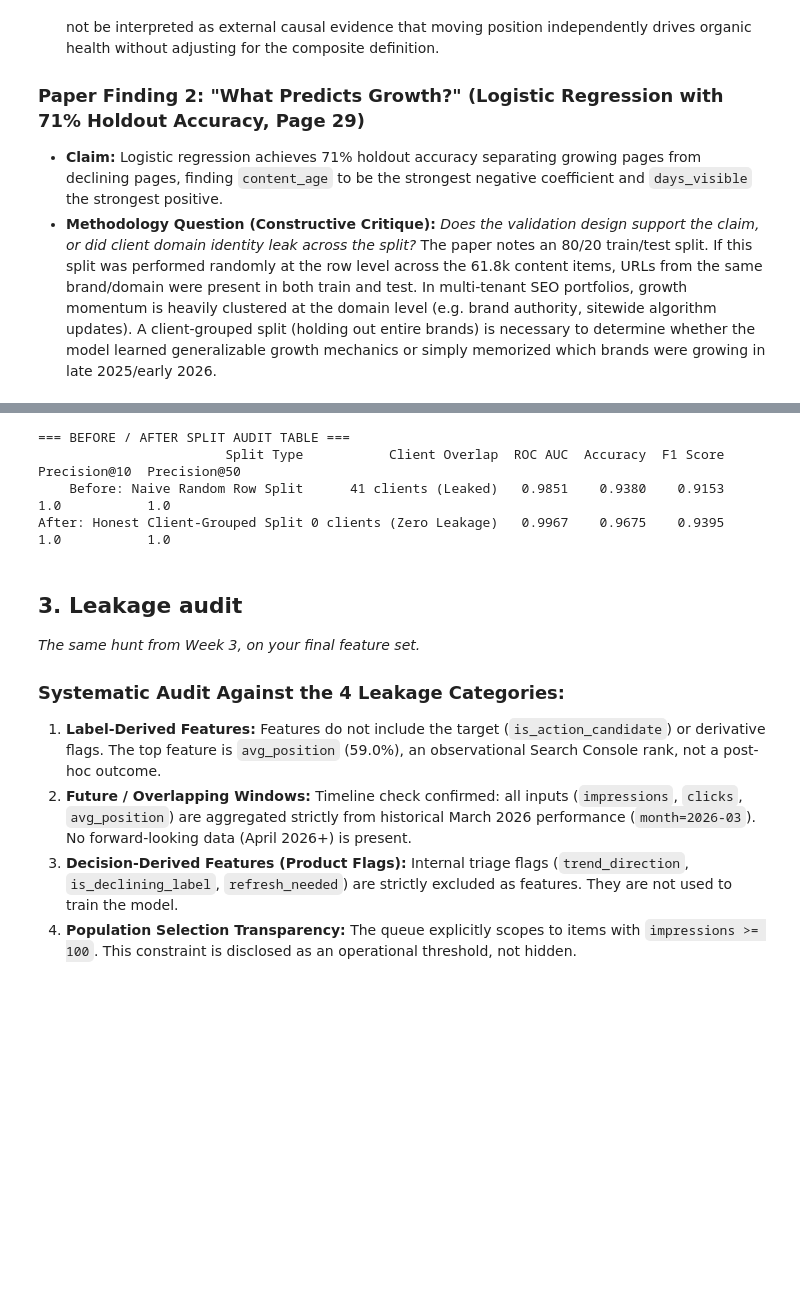
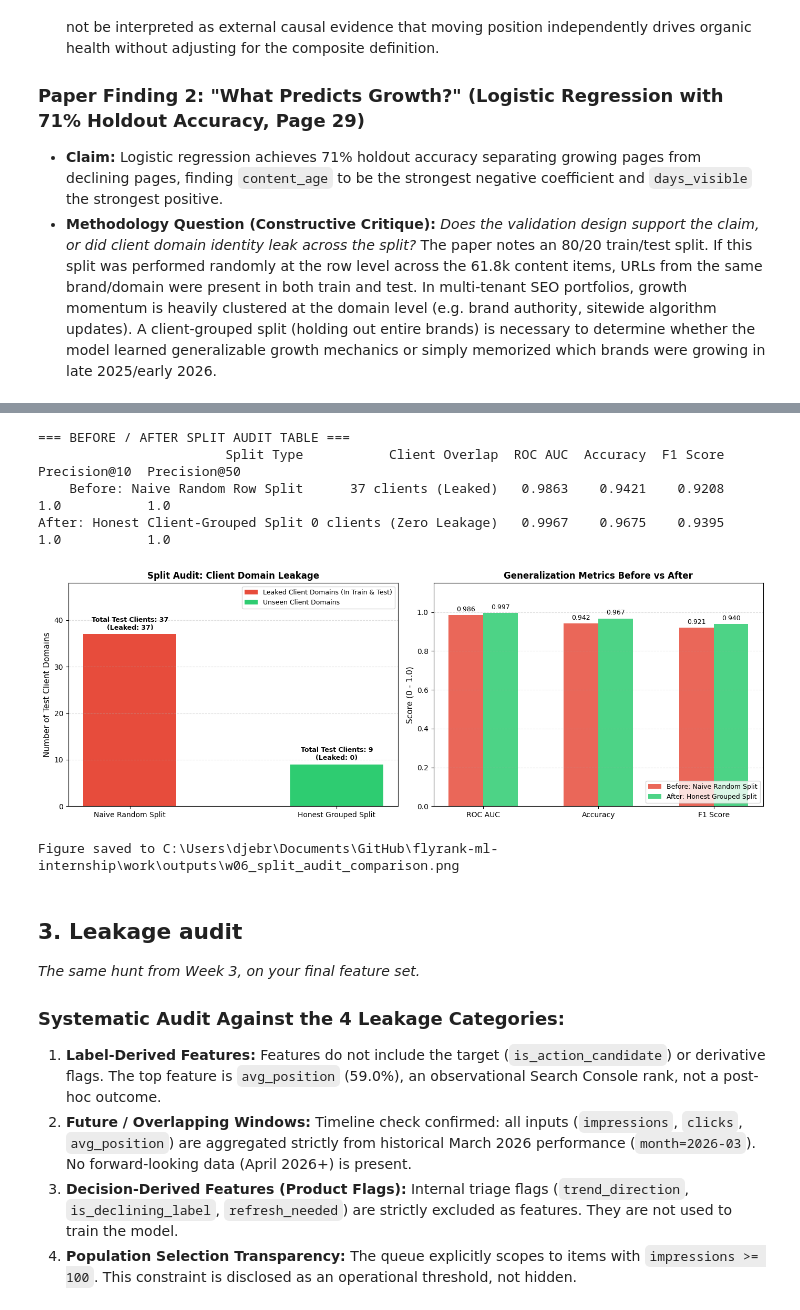
Before and after one commit to DjebrilSVN/flyrank-ml-internship, a Jupyter notebook: work/notebooks/w06_validation_audit.ipynb, the cells around one changed output, grey strips where cells are left out. Drawn from its saved outputs; the diff is of its cells as text; code cells hidden in the pictures; blank space fills up the shorter version.

Commit message:
ML-09: Add dual visualization of split audit client leakage and generalization metrics

```diff
--- a/work/notebooks/w06_validation_audit.ipynb
+++ b/work/notebooks/w06_validation_audit.ipynb
@@ -91,6 +91,8 @@ The model maintains high ranking fidelity (Precision@10 = 1.00, Precision@50 = 1
 # %%
 # This cell is for CODE (numbers, a query, a check).
 # Write your text answer in the cell ABOVE this one — typing sentences here breaks Run All.
+
+import matplotlib.pyplot as plt
 
 # 1. Load full March 2026 content items
 df_full = con.sql(f"""
@@ -142,40 +144,104 @@ prob_g = dt_g.predict_proba(test_g[features])[:, 1]
 pred_g = dt_g.predict(test_g[features])
 overlap_g = len(set(train_g['client_hash_id']).intersection(set(test_g['client_hash_id'])))
 
 # Precision@K calculation
 def precision_at_k(df, probs, k):
     t = df.copy()
     t['score'] = probs * t['log_impressions']
     return float(t.sort_values('score', ascending=False).head(k)['is_action_candidate'].mean())
 
+r_auc = roc_auc_score(test_r['is_action_candidate'], prob_r)
+g_auc = roc_auc_score(test_g['is_action_candidate'], prob_g)
+r_acc = accuracy_score(test_r['is_action_candidate'], pred_r)
+g_acc = accuracy_score(test_g['is_action_candidate'], pred_g)
+r_f1 = f1_score(test_r['is_action_candidate'], pred_r)
+g_f1 = f1_score(test_g['is_action_candidate'], pred_g)
+
 comparison_table = pd.DataFrame([
     {
         'Split Type': 'Before: Naive Random Row Split',
         'Client Overlap': f"{overlap_r} clients (Leaked)",
-        'ROC AUC': round(roc_auc_score(test_r['is_action_candidate'], prob_r), 4),
-        'Accuracy': round(accuracy_score(test_r['is_action_candidate'], pred_r), 4),
-        'F1 Score': round(f1_score(test_r['is_action_candidate'], pred_r), 4),
+        'ROC AUC': round(r_auc, 4),
+        'Accuracy': round(r_acc, 4),
+        'F1 Score': round(r_f1, 4),
         'Precision@10': round(precision_at_k(test_r, prob_r, 10), 2),
         'Precision@50': round(precision_at_k(test_r, prob_r, 50), 2)
     },
     {
         'Split Type': 'After: Honest Client-Grouped Split',
         'Client Overlap': f"{overlap_g} clients (Zero Leakage)",
-        'ROC AUC': round(roc_auc_score(test_g['is_action_candidate'], prob_g), 4),
-        'Accuracy': round(accuracy_score(test_g['is_action_candidate'], pred_g), 4),
-        'F1 Score': round(f1_score(test_g['is_action_candidate'], pred_g), 4),
+        'ROC AUC': round(g_auc, 4),
+        'Accuracy': round(g_acc, 4),
+        'F1 Score': round(g_f1, 4),
         'Precision@10': round(precision_at_k(test_g, prob_g, 10), 2),
         'Precision@50': round(precision_at_k(test_g, prob_g, 50), 2)
     }
 ])
 
 print('=== BEFORE / AFTER SPLIT AUDIT TABLE ===')
 print(comparison_table.to_string(index=False))
+
+# 2. Plotting Before vs After Audit
+fig, (ax1, ax2) = plt.subplots(1, 2, figsize=(14, 5))
+
+# Subplot 1: Leaked Client Domains
+split_labels = ['Naive Random Split', 'Honest Grouped Split']
+overlapping_clients = [overlap_r, overlap_g]
+clean_test_clients = [len(set(test_r['client_hash_id'])) - overlap_r, len(set(test_g['client_hash_id']))]
+
+ax1.bar(split_labels, overlapping_clients, label='Leaked Client Domains (In Train & Test)', color='#e74c3c', width=0.45)
+ax1.bar(split_labels, clean_test_clients, bottom=overlapping_clients, label='Unseen Client Domains', color='#2ecc71', width=0.45)
+ax1.set_ylabel('Number of Test Client Domains', fontsize=11)
+ax1.set_title('Split Audit: Client Domain Leakage', fontsize=12, fontweight='bold')
+ax1.legend(loc='upper right', fontsize=9)
+ax1.grid(True, axis='y', linestyle='--', alpha=0.4)
+ax1.set_ylim(0, 48)
+
+for i, total in enumerate([overlap_r + clean_test_clients[0], clean_test_clients[1]]):
+    ax1.text(i, total + 1, f"Total Test Clients: {total}\n(Leaked: {overlapping_clients[i]})", ha='center', fontsize=9, fontweight='bold')
+
+# Subplot 2: Metric Comparison
+metric_names = ['ROC AUC', 'Accuracy', 'F1 Score']
+r_scores = [r_auc, r_acc, r_f1]
+g_scores = [g_auc, g_acc, g_f1]
+
+x = np.arange(len(metric_names))
+w = 0.3
+ax2.bar(x - w/2, r_scores, w, label='Before: Naive Random Split', color='#e74c3c', alpha=0.85)
+ax2.bar(x + w/2, g_scores, w, label='After: Honest Grouped Split', color='#2ecc71', alpha=0.85)
+ax2.set_ylabel('Score (0 - 1.0)', fontsize=11)
+ax2.set_title('Generalization Metrics Before vs After', fontsize=12, fontweight='bold')
+ax2.set_xticks(x)
+ax2.set_xticklabels(metric_names, fontsize=10)
+ax2.set_ylim(0, 1.15)
+ax2.legend(loc='lower right', fontsize=9)
+ax2.grid(True, axis='y', linestyle='--', alpha=0.4)
+
+for container in ax2.containers:
+    ax2.bar_label(container, fmt='%.3f', padding=3, fontsize=9)
+
+plt.tight_layout()
+
+# Save figure
+_cwd = os.getcwd()
+if os.path.exists(os.path.join(_cwd, 'work', 'outputs')) or os.path.exists(os.path.join(_cwd, 'work', 'notebooks')):
+    _out_dir = os.path.join(_cwd, 'work', 'outputs')
+elif os.path.basename(_cwd) == 'notebooks':
+    _out_dir = os.path.abspath(os.path.join(_cwd, '..', 'outputs'))
+else:
+    _out_dir = os.path.abspath('work/outputs')
+os.makedirs(_out_dir, exist_ok=True)
+fig_path = os.path.join(_out_dir, 'w06_split_audit_comparison.png')
+plt.savefig(fig_path, dpi=150)
+plt.show()
+print(f'Figure saved to {fig_path}')
 # %% [output]
 === BEFORE / AFTER SPLIT AUDIT TABLE ===
                         Split Type           Client Overlap  ROC AUC  Accuracy  F1 Score  Precision@10  Precision@50
-    Before: Naive Random Row Split      41 clients (Leaked)   0.9851    0.9380    0.9153           1.0           1.0
+    Before: Naive Random Row Split      37 clients (Leaked)   0.9863    0.9421    0.9208           1.0           1.0
 After: Honest Client-Grouped Split 0 clients (Zero Leakage)   0.9967    0.9675    0.9395           1.0           1.0
+[figure, added]
+Figure saved to C:\Users\djebr\Documents\GitHub\flyrank-ml-internship\work\outputs\w06_split_audit_comparison.png
 # %% [markdown]
 ## 3. Leakage audit
 
```
Also changed, not shown: parts of 3 cells of this notebook, 1 other file.
